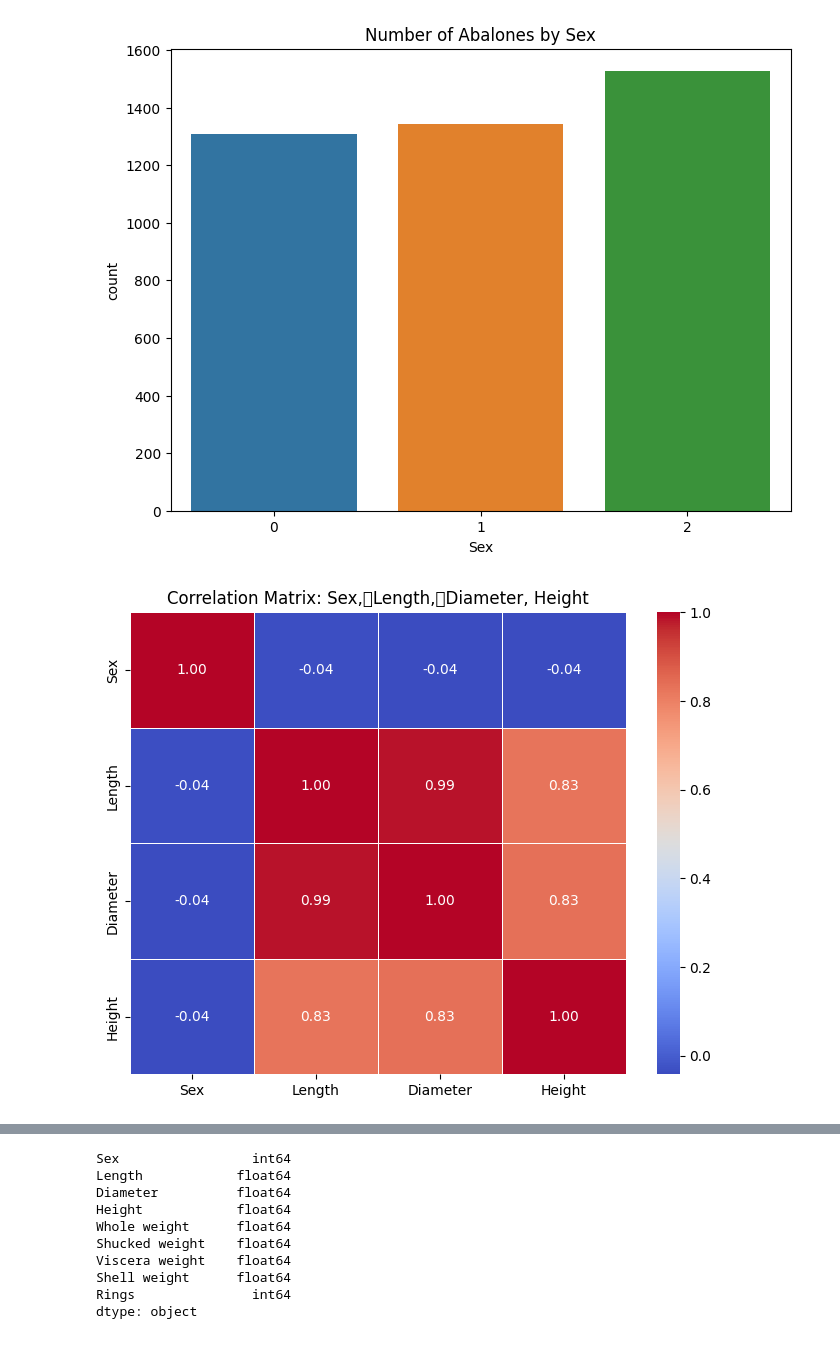
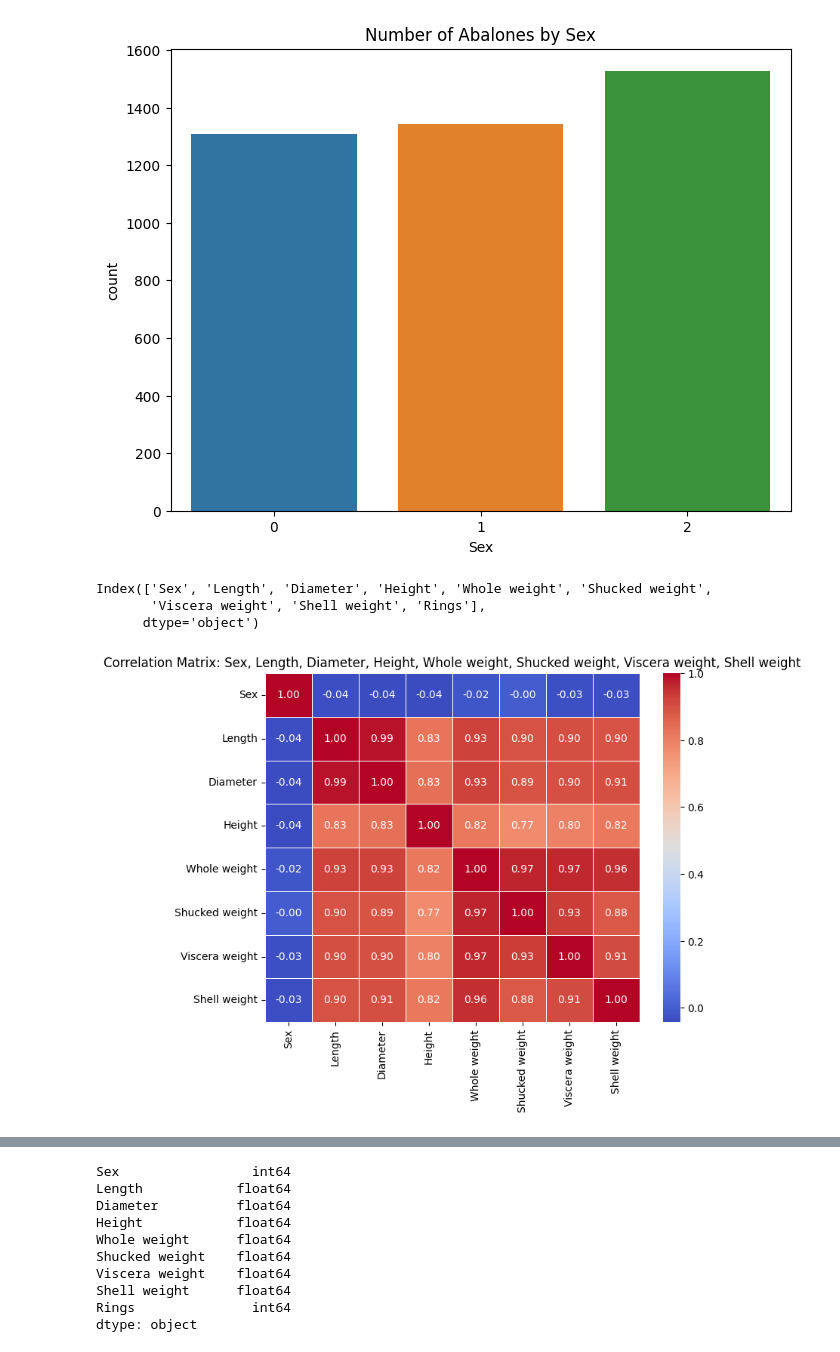
Before and after one commit to EthanSong50/ML, a Jupyter notebook: 실습3_1_abalone__분류.ipynb, the cells around one changed output, grey strips where cells are left out. Cells and saved outputs as stored; diff of their text form; code cells hidden in the pictures.

```diff
--- a/실습3_1_abalone__분류.ipynb
+++ b/실습3_1_abalone__분류.ipynb
@@ -29,9 +29,8 @@ df
 # %%
 from sklearn.preprocessing import StandardScaler, LabelEncoder
 
-
-label = LabelEncoder()
-df['Sex'] = label.fit_transform(df['Sex']) # 성별의 M, F, I를 0, 1, 2의 수치형 데이터로 매핑하고 변환된 결과를 'Sex' 열에 다시 할당합니다.
+le = LabelEncoder()
+df['Sex'] = le.fit_transform(df['Sex']) # 성별의 M, F, I를 0, 1, 2의 수치형 데이터로 매핑하고 변환된 결과를 'Sex' 열에 다시 할당합니다.
 df.head()
 # %% [output]
 |  | Sex | Length | Diameter | Height | Whole weight | Shucked weight | Viscera weight | Shell weight | ... |
@@ -76,7 +75,4 @@ pd.DataFrame(data=df.isnull().sum()/len(df),columns=['nan_ratio'])
 | Viscera weight | 0.0 |
 | Shell weight | 0.0 |
 | Rings | 0.0 |
-# %%
-# 결측치가 있는 행을 제거
-df = df[~df.isnull().any(axis=1)]
 # %%
@@ -137,14 +134,21 @@ plt.title('Number of Abalones by Sex')
 plt.show()
 # %% [output]
 [figure]
+# %%
+df.columns
+# %% [output]
+Index(['Sex', 'Length', 'Diameter', 'Height', 'Whole weight', 'Shucked weight',
+       'Viscera weight', 'Shell weight', 'Rings'],
+      dtype='object')
 # %%
 # Sex,	Length,	Diameter, Height 상관관계 분석
-correlation_matrix = df[['Sex', 'Length', 'Diameter', 'Height']].corr()
+correlation_matrix = df[['Sex', 'Length', 'Diameter', 'Height', 'Whole weight', 'Shucked weight',
+       'Viscera weight', 'Shell weight']].corr()
 
 # 히트맵 그리기
 plt.figure(figsize=(8, 6))
 sns.heatmap(correlation_matrix, annot=True, cmap='coolwarm', fmt='.2f', linewidths=.5)
-plt.title('Correlation Matrix: Sex,	Length,	Diameter, Height')
+plt.title('Correlation Matrix: Sex, Length, Diameter, Height, Whole weight, Shucked weight, Viscera weight, Shell weight')
 plt.show()
 # %% [output]
-[figure, old version]
+[figure, new version]
```
Also changed, not shown: parts of 9 cells of this notebook.
